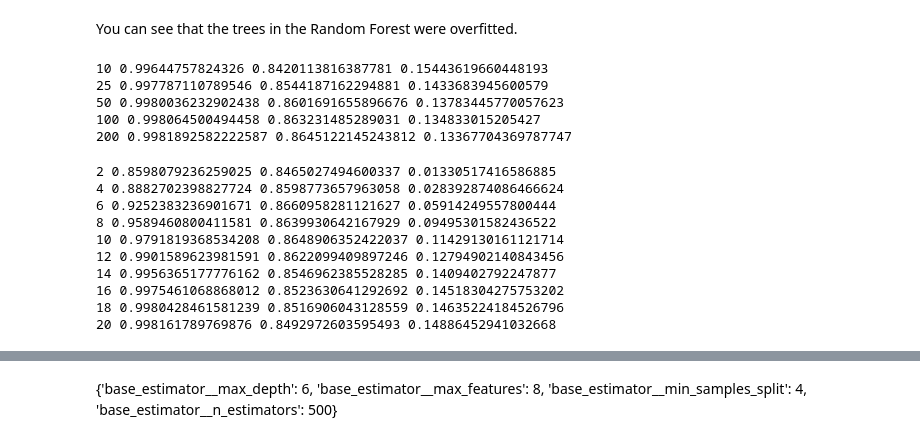
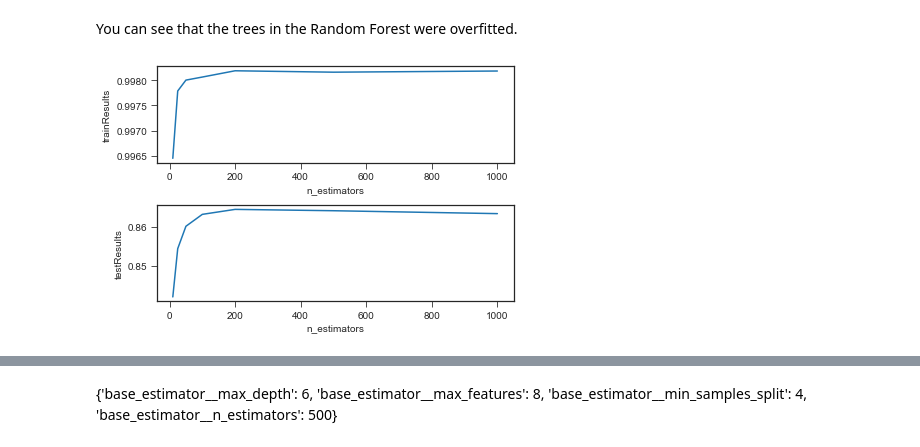
Before and after one commit to agomolka/KaggleTitanicCompetition, a Jupyter notebook: better_titanic.ipynb, the cells around one changed output, grey strips where cells are left out. Cells and saved outputs as stored; diff of their text form; code cells hidden in the pictures.

Commit message:
Create visualisation for feature engineering

```diff
--- a/better_titanic.ipynb
+++ b/better_titanic.ipynb
@@ -461,17 +457,17 @@ def CVmodel(nFolds = 5, randomState=2020, debug=False, features=features,
 
 
     return trainResults, testResults, predictions, indices
-# %%
-def draw(models):
-    res2plot = []
-    true = (df[target]==1)
-    for result in models:
-        pred = pd.Series(sum(result["predictions"], []),
-                     index=sum(result["indices"], [])).sort_index()
-        res2plot.append((true, pred, result["name"]))
-
-    # We call the drawing function
-    plotROCs(res2plot)
+# %%
+def draw(k, k_name, trainResults, testResults):
+    fig, axs = plt.subplots(2)
+    axs[0].plot(k,trainResults)
+    axs[0].set_xlabel(k_name)
+    axs[0].set_ylabel("trainResults")
+
+    axs[1].plot(k,testResults)
+    axs[1].set_xlabel(k_name)
+    axs[1].set_ylabel("testResults")
+    fig.tight_layout()
 # %% [markdown]
 ## GridSearchCV
 # %%
@@ -548,39 +529,18 @@ Train AUC: 0.9981262229297251 Valid AUC: 0.8461174242424243
 # %% [markdown]
 You can see that the trees in the Random Forest were overfitted.
 # %%
-models = {}
+trainResultsArr =[]
+kArr =[]
+testResultsArr=[]
+k_name='n_estimators'
 
 for k in [10, 25, 50, 100, 200, 500, 1000]:
-
     rfc = RandomForestClassifier(random_state=2020, n_jobs=-1, n_estimators=k)
     trainResults, testResults, predictions, indices = CVmodel(model=rfc)
-    print(k, np.mean(trainResults), np.mean(testResults), np.mean(trainResults)
-          - np.mean(testResults))
-    name = 'rfc '+str(k)
-    models[name] = {
-        "predictions": predictions.copy(),
-        "indices": indices.copy(),
-    }
+    trainResultsArr.append(np.mean(trainResults))
+    kArr.append(k)
+    testResultsArr.append(np.mean(testResults))
 
-draw(models)
+draw(kArr, k_name, trainResultsArr, testResultsArr)
 # %% [output]
-10 0.99644757824326 0.8420113816387781 0.15443619660448193
-25 0.997787110789546 0.8544187162294881 0.1433683945600579
-50 0.9980036232902438 0.8601691655896676 0.13783445770057623
-100 0.998064500494458 0.863231485289031 0.134833015205427
-200 0.9981892582222587 0.8645122145243812 0.13367704369787747
+[figure, added]
-# %%
-for k in range(2,22,2):
-    trainResults, testResults, predictions, indices = CVTestRFClass(n_estimators=100, max_depth=k)
-    print(k, np.mean(trainResults), np.mean(testResults), np.mean(trainResults) - np.mean(testResults))
-# %% [output]
-2 0.8598079236259025 0.8465027494600337 0.01330517416586885
-4 0.8882702398827724 0.8598773657963058 0.028392874086466624
-6 0.9252383236901671 0.8660958281121627 0.05914249557800444
-8 0.9589460800411581 0.8639930642167929 0.09495301582436522
-10 0.9791819368534208 0.8648906352422037 0.11429130161121714
-12 0.9901589623981591 0.8622099409897246 0.12794902140843456
-14 0.9956365177776162 0.8546962385528285 0.1409402792247877
-16 0.9975461068868012 0.8523630641292692 0.14518304275753202
-18 0.9980428461581239 0.8516906043128559 0.14635224184526796
-20 0.998161789769876 0.8492972603595493 0.14886452941032668
```
Also changed, not shown: parts of 18 cells of this notebook, 1 other file.
